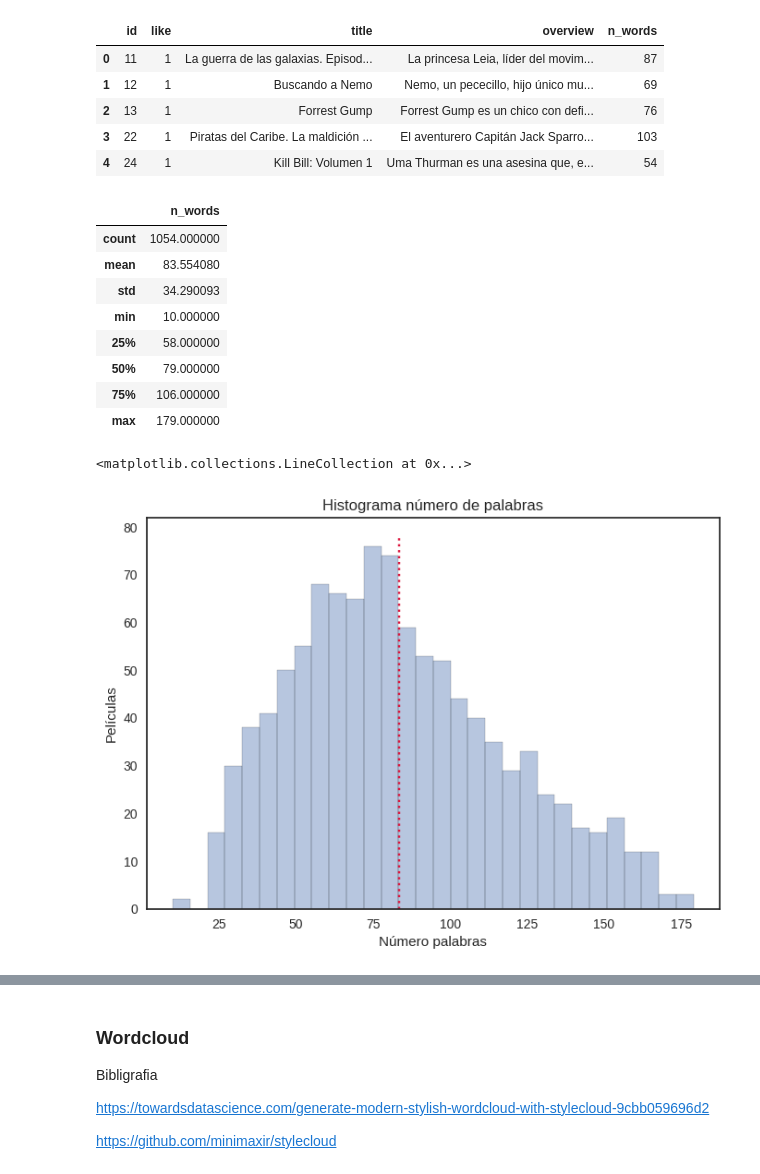
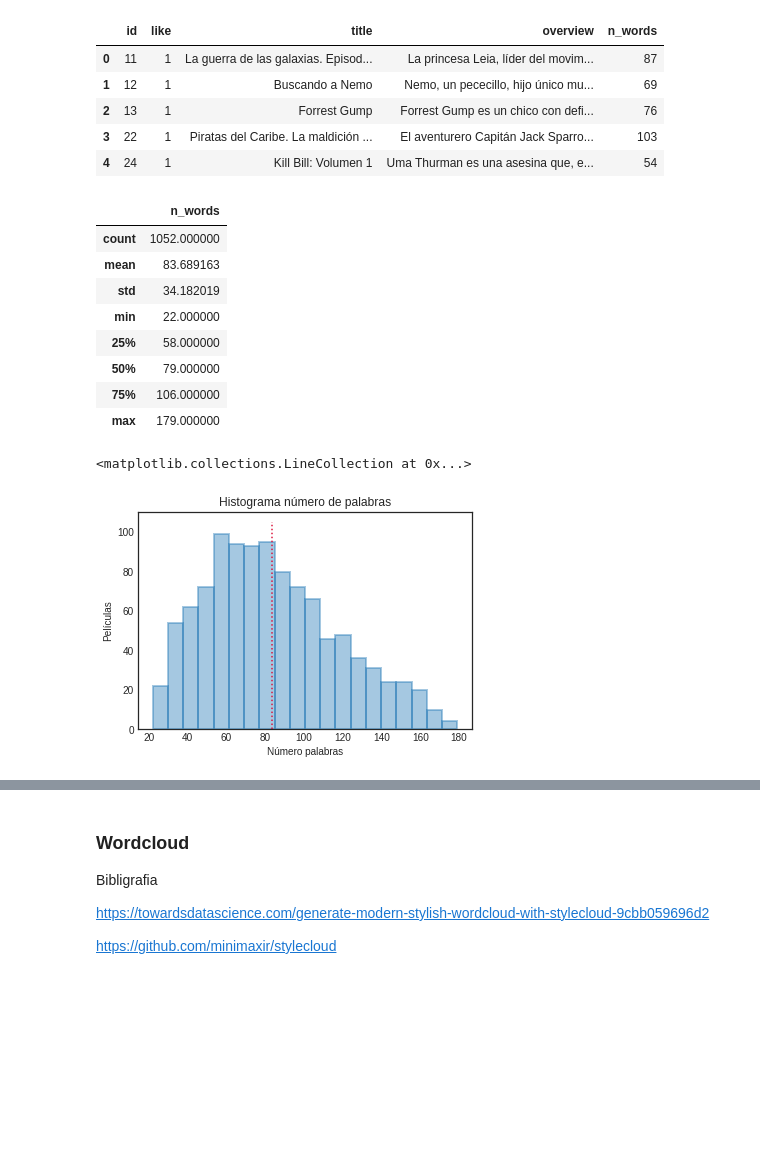
Before and after one commit to Jaimemorillo/ShouldIwatchThisMovie, a Jupyter notebook: memoria_data_antes.ipynb, the cells around one changed output, grey strips where cells are left out. Drawn from its saved outputs; the diff is of its cells as text; code cells hidden in the pictures; blank space fills up the shorter version.

```diff
--- a/memoria_data_antes.ipynb
+++ b/memoria_data_antes.ipynb
@@ -22,11 +22,12 @@ import numpy as np
 from tqdm.notebook import tqdm
 tqdm.pandas()
 
+import seaborn as sns
+sns.set_style("white")
+
 import matplotlib.pyplot as plt
 plt.style.use('seaborn-white')
 
-import seaborn as sns
-
 from IPython.display import Image
 # %%
 dataover = pd.read_csv("gdrive/My Drive/TFG/tmdb_spanish_def.csv", sep='#',encoding='utf-8', lineterminator='\n')
@@ -73,6 +74,11 @@ Shape of data=> (1054, 4)
 Bibligrafia
 
 https://towardsdatascience.com/histograms-and-density-plots-in-python-f6bda88f5ac0
+# %%
+data['text_array'] = data.overview.str.split(" ")
+data['n_words'] = data['text_array'].apply(lambda x: len(x))
+data = data.drop(columns=['text_array'])
+data = data[data['n_words']>15]
 # %%
 sns.countplot(x='like', data=data)
 # Add labels
@@ -99,10 +101,10 @@ data.head(5)
 pd.DataFrame(data.n_words.describe())
 # %% [output]
 |  | n_words |
-| count | 1054.000000 |
-| mean | 83.554080 |
-| std | 34.290093 |
-| min | 10.000000 |
+| count | 1052.000000 |
+| mean | 83.689163 |
+| std | 34.182019 |
+| min | 22.000000 |
 | 25% | 58.000000 |
 | 50% | 79.000000 |
 | 75% | 106.000000 |
@@ -110,18 +112,18 @@ pd.DataFrame(data.n_words.describe())
 # %%
 # seaborn histogram
 sns.distplot(data['n_words'], hist=True, kde=False,
-             bins=30,
-             hist_kws={'edgecolor':'black'})
+             bins=20,
+             hist_kws={'edgecolor':'tab:blue', 'linewidth': 2})
 # Add labels
 plt.title('Histograma número de palabras')
 plt.xlabel('Número palabras')
 plt.ylabel('Películas')
 
 mean = data.n_words.mean()
-plt.vlines(mean, 0, 78, color='crimson', ls=':')
+plt.vlines(mean, 0, 105, color='crimson', ls=':')
 # %% [output]
 <matplotlib.collections.LineCollection at 0x...>
-[figure, old version]
+[figure, new version]
 # %%
 subset_0 = data[data['like'] == 0]
 subset_1 = data[data['like'] == 1]
```
Also changed, not shown: parts of 14 cells of this notebook.
